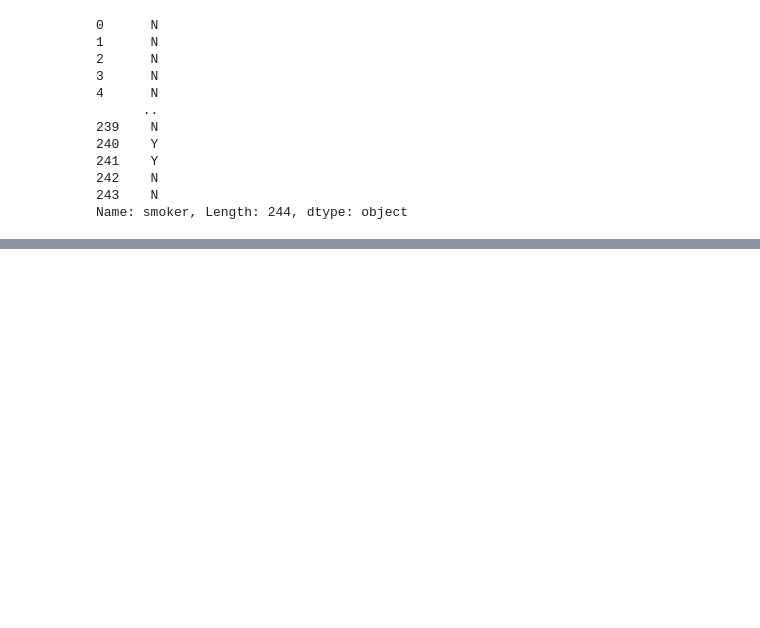
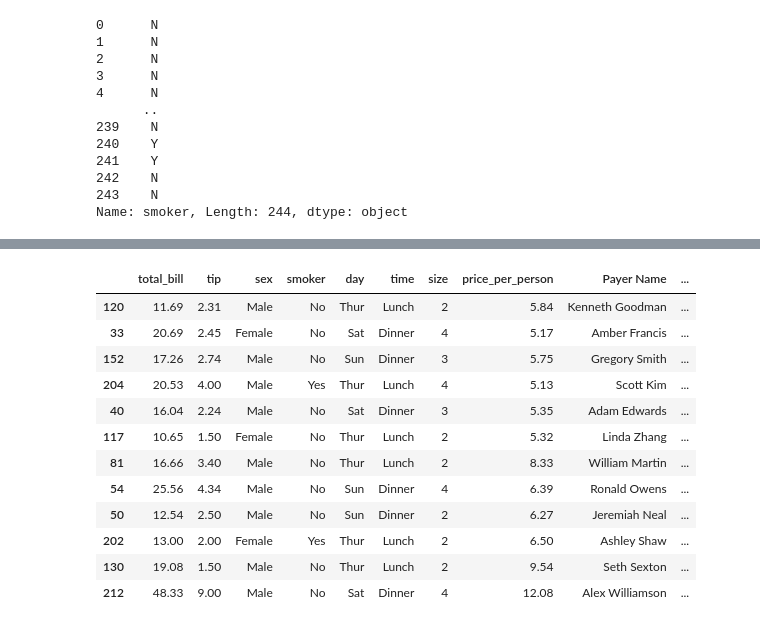
Before and after one commit to frenovatoa/Data_Science, a Jupyter notebook: Pandas/Notas/notas.ipynb, the cells around one changed output, grey strips where cells are left out. Cells and saved outputs as stored; diff of their text form; code cells hidden in the pictures; blank space fills up the shorter version.

```diff
--- a/Pandas/Notas/notas.ipynb
+++ b/Pandas/Notas/notas.ipynb
@@ -1526,0 +1730,17 @@ Name: smoker, Length: 244, dtype: object
+# %%
+# Mostrar una muestra aleatoria de un 5% del DataFrame.
+tips_df.sample(frac = 0.05)
+# %% [output]
+|  | total_bill | tip | sex | smoker | day | time | size | price_per_person | Payer Name | ... |
+| 120 | 11.69 | 2.31 | Male | No | Thur | Lunch | 2 | 5.84 | Kenneth Goodman | ... |
+| 33 | 20.69 | 2.45 | Female | No | Sat | Dinner | 4 | 5.17 | Amber Francis | ... |
+| 152 | 17.26 | 2.74 | Male | No | Sun | Dinner | 3 | 5.75 | Gregory Smith | ... |
+| 204 | 20.53 | 4.00 | Male | Yes | Thur | Lunch | 4 | 5.13 | Scott Kim | ... |
+| 40 | 16.04 | 2.24 | Male | No | Sat | Dinner | 3 | 5.35 | Adam Edwards | ... |
+| 117 | 10.65 | 1.50 | Female | No | Thur | Lunch | 2 | 5.32 | Linda Zhang | ... |
+| 81 | 16.66 | 3.40 | Male | No | Thur | Lunch | 2 | 8.33 | William Martin | ... |
+| 54 | 25.56 | 4.34 | Male | No | Sun | Dinner | 4 | 6.39 | Ronald Owens | ... |
+| 50 | 12.54 | 2.50 | Male | No | Sun | Dinner | 2 | 6.27 | Jeremiah Neal | ... |
+| 202 | 13.00 | 2.00 | Female | Yes | Thur | Lunch | 2 | 6.50 | Ashley Shaw | ... |
+| 130 | 19.08 | 1.50 | Male | No | Thur | Lunch | 2 | 9.54 | Seth Sexton | ... |
+| 212 | 48.33 | 9.00 | Male | No | Sat | Dinner | 4 | 12.08 | Alex Williamson | ... |
```
Also changed, not shown: parts of 23 cells of this notebook, 1 other file.
